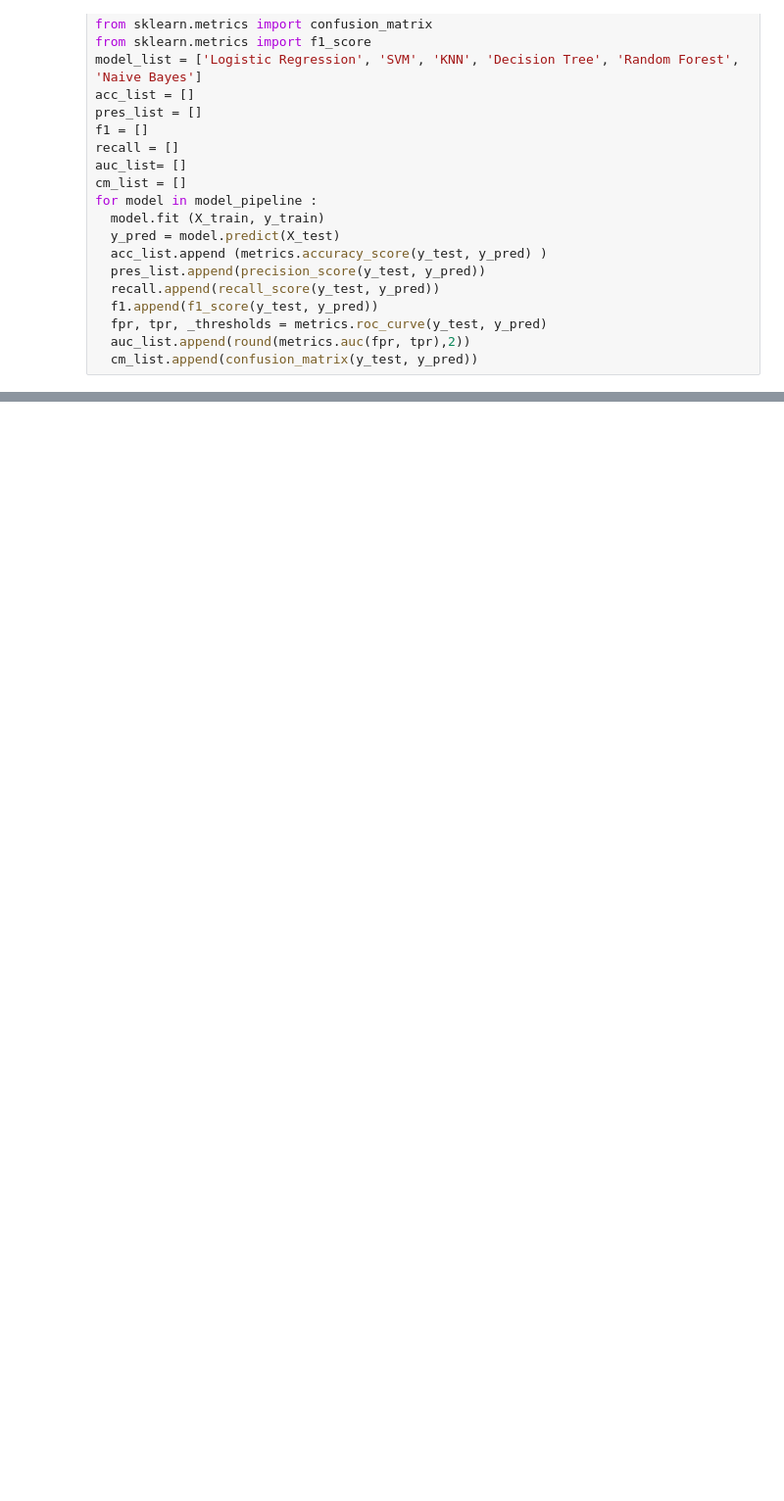
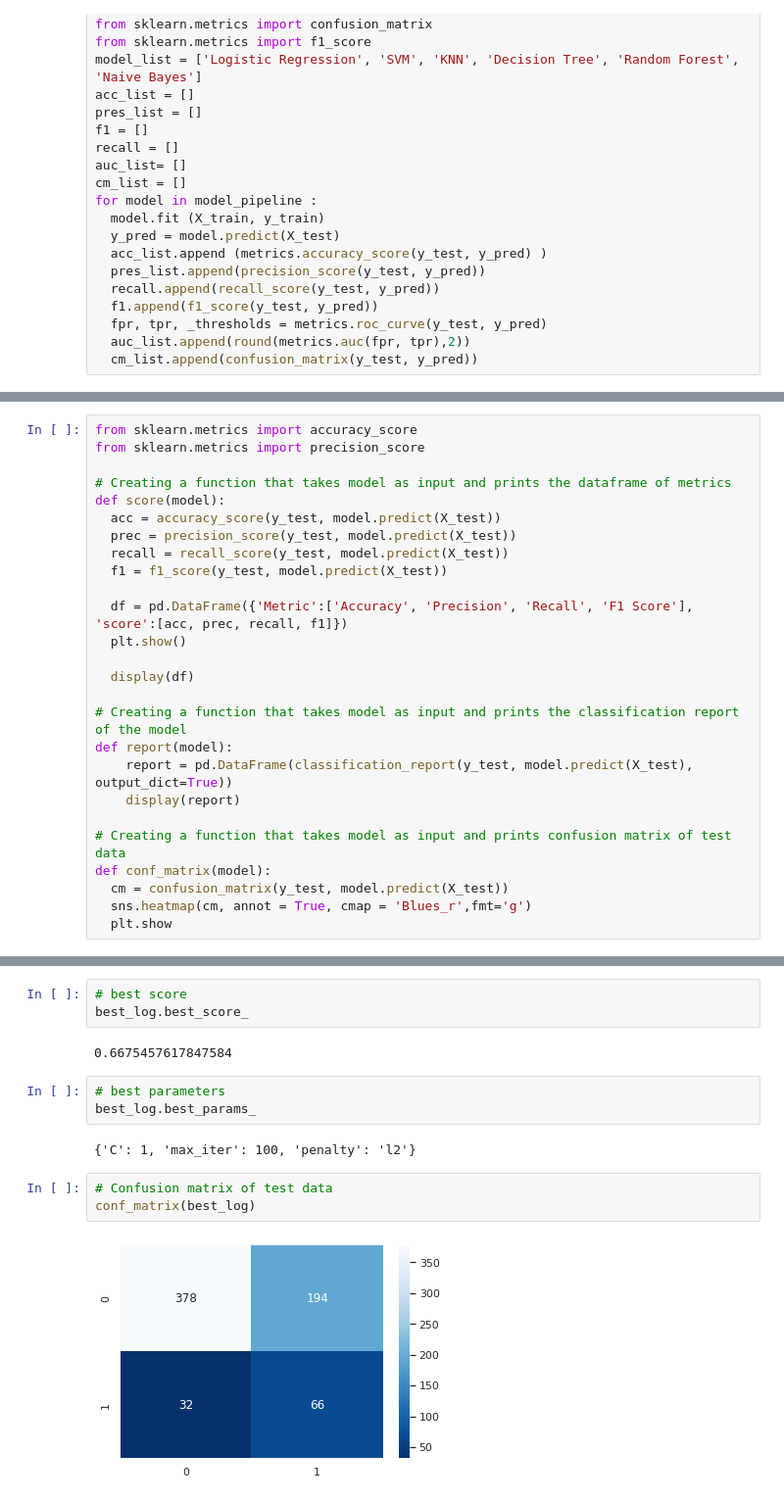
Before and after one commit to ahmedshaik982/Cardiovascular_Risk_Prediction, a Jupyter notebook: Cardiovascular_Risk_Prediction_Capstone_Project.ipynb, the cells around one changed output, grey strips where cells are left out. Shown at 98% size. Drawn from its saved outputs; the diff is of its cells as text; blank space fills up the shorter version.

```diff
--- a/Cardiovascular_Risk_Prediction_Capstone_Project.ipynb
+++ b/Cardiovascular_Risk_Prediction_Capstone_Project.ipynb
@@ -1089,0 +953,26 @@ sns.heatmap(cm_knn, annot = True, cmap = 'Blues_r',fmt='g')
+# %%
+from sklearn.metrics import accuracy_score
+from sklearn.metrics import precision_score
+
+# Creating a function that takes model as input and prints the dataframe of metrics
+def score(model):
+  acc = accuracy_score(y_test, model.predict(X_test))
+  prec = precision_score(y_test, model.predict(X_test))
+  recall = recall_score(y_test, model.predict(X_test))
+  f1 = f1_score(y_test, model.predict(X_test))
+
+  df = pd.DataFrame({'Metric':['Accuracy', 'Precision', 'Recall', 'F1 Score'], 'score':[acc, prec, recall, f1]})
+  plt.show()
+
+  display(df)
+
+# Creating a function that takes model as input and prints the classification report of the model
+def report(model):
+    report = pd.DataFrame(classification_report(y_test, model.predict(X_test), output_dict=True))
+    display(report)
+
+# Creating a function that takes model as input and prints confusion matrix of test data
+def conf_matrix(model):
+  cm = confusion_matrix(y_test, model.predict(X_test))
+  sns.heatmap(cm, annot = True, cmap = 'Blues_r',fmt='g')
+  plt.show
@@ -1089,0 +998,15 @@ sns.heatmap(cm_knn, annot = True, cmap = 'Blues_r',fmt='g')
+# %%
+# best score
+best_log.best_score_
+# %% [output]
+0.6675457617847584
+# %%
+# best parameters
+best_log.best_params_
+# %% [output]
+{'C': 1, 'max_iter': 100, 'penalty': 'l2'}
+# %%
+# Confusion matrix of test data
+conf_matrix(best_log)
+# %% [output]
+[figure, added]
```
Also changed, not shown: parts of 72 cells of this notebook.
